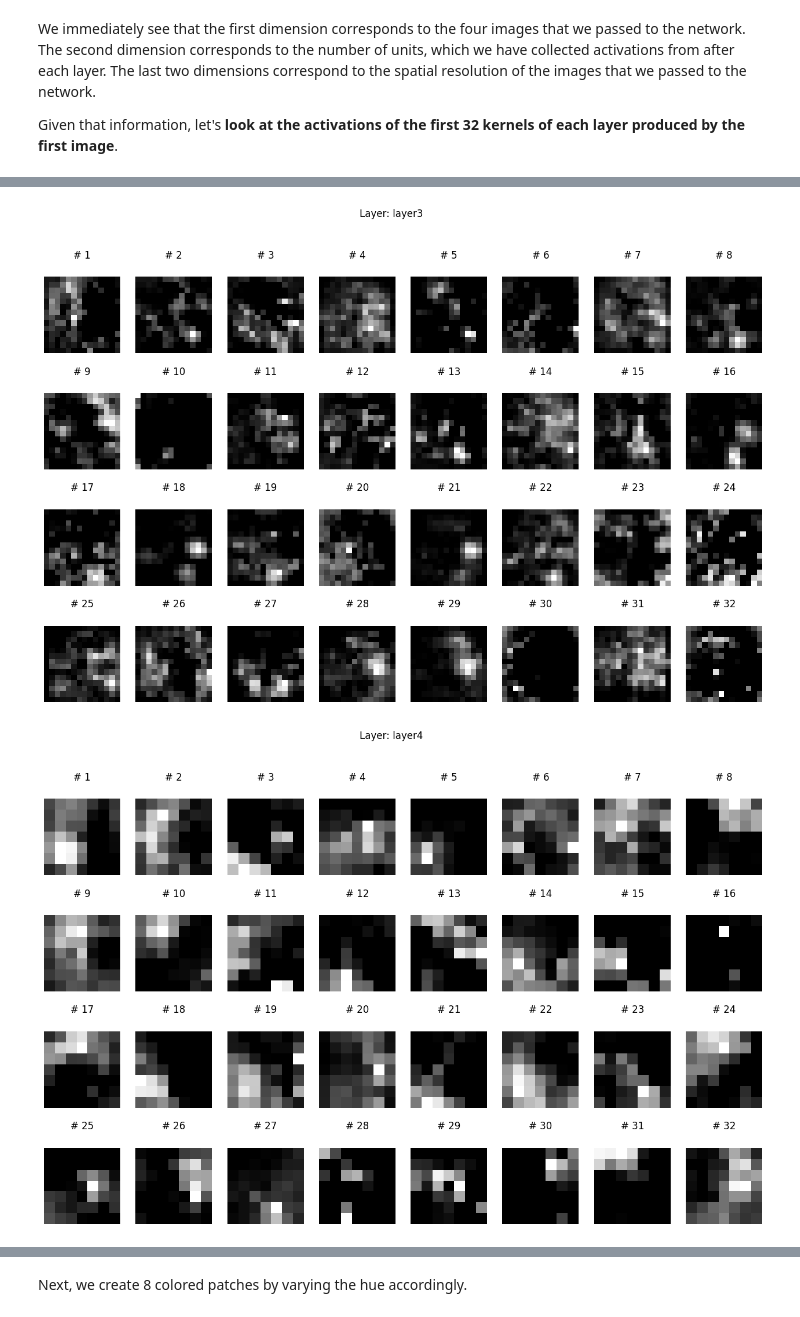
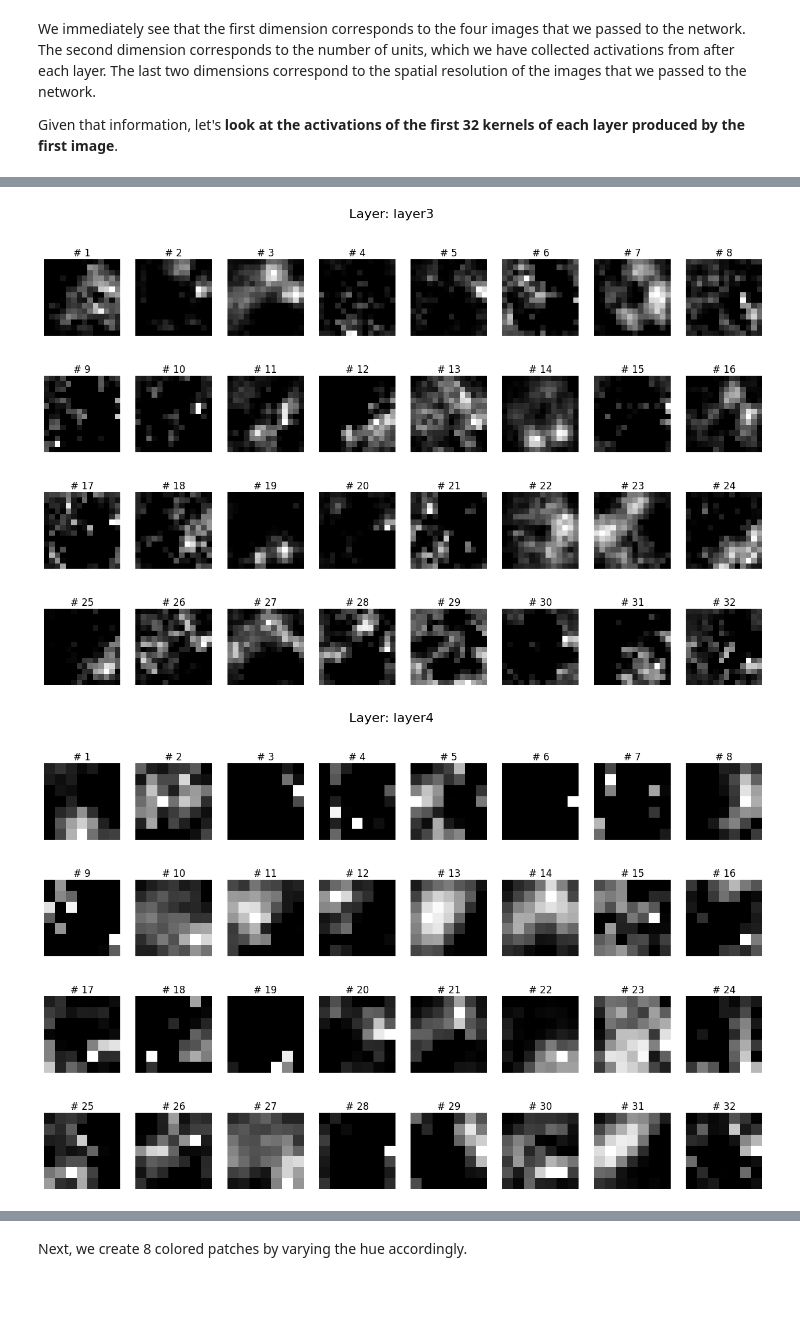
Before and after one commit to mrvnthss/deep-learning-with-dobble, a Jupyter notebook: interpretability-activations.ipynb, the cells around one changed output, grey strips where cells are left out. Saved outputs shown, nothing was run; the diff lists cells and outputs as text; code cells hidden in the pictures.

Commit message:
Modify plot of intermediate activations

```diff
--- a/interpretability-activations.ipynb
+++ b/interpretability-activations.ipynb
@@ -62,18 +60,22 @@ from torchvision.transforms import v2 as transforms
 
 Similarly, we set up the constant variables that we'll use throughout this notebook.
 # %%
-DEVICE = torch.device('cuda' if torch.cuda.is_available() else 'mps' if torch.backends.mps.is_available() else 'cpu')
+DEVICE = torch.device(
+    'cuda' if torch.cuda.is_available()
+    else 'mps' if torch.backends.mps.is_available()
+    else 'cpu'
+    )
 
 # Directories
 IMAGES_DIR = Path('data/processed/classic-dobble')
 RESNET_DIR = Path('models/resnet18')
 
 # Preprocessing values
-MEAN = [0.6474, 0.6423, 0.6246]
-STD = [0.2536, 0.2535, 0.2654]
+MEAN = [0.6433, 0.635, 0.6188]
+STD = [0.2535, 0.2543, 0.2659]
 
 # For reproducibility purposes
-RANDOM_SEED = 23
+RANDOM_SEED = 15
 # %% [markdown]
 ### Load ResNet-18 With Pre-Trained Weights
 
@@ -197,7 +199,7 @@ datasets.utils.download_and_extract_archive(url, download_root=IMAGES_DIR, filen
 
 # Randomly select 6 images of playing cards
 num_cards = 6
-image_ids = random.sample(range(0, NUM_CLASSES), num_cards)
+image_ids = random.sample(range(1, NUM_CLASSES + 1), num_cards)
 file_paths = [IMAGES_DIR / f'classic-dobble_{id:03d}.png' for id in image_ids]
 
 # Load images
@@ -349,13 +351,17 @@ Given that information, let's **look at the activations of the first 32 kernels
 first_image_activations = {layer: activations[layer][0] for layer in activations}
 
 # Plot activations for the first 32 kernels of each layer
-for layer_name, layer_activations in first_image_activations.items():
+for count, (layer_name, layer_activations) in enumerate(first_image_activations.items()):
     num_kernels = min(32, layer_activations.shape[0])
+
+    if count > 0:
+        print('\n\n\n')
+
     fig, axes = plt.subplots(4, 8, figsize=(16, 10))
-    fig.suptitle(f'Layer: {layer_name}')
+    fig.suptitle(f'Layer: {layer_name}', fontsize=16, y=0.95)
     for i, ax in enumerate(axes.flatten()):
         ax.matshow(layer_activations[i], cmap='gray')
-        ax.set_title(f'# {i+1}')
+        ax.set_title(f'# {i+1}', y=0.98)
         ax.axis('off')
     plt.show()
 # %% [output]
@@ -366,5 +372,5 @@ for layer_name, layer_activations in first_image_activations.items():
-[figure, old version]
+[figure, new version]
-[figure, old version]
+[figure, new version]
 # %% [markdown]
 Immediately, there are several things we notice:
 
```
Also changed, not shown: parts of 7 cells of this notebook.
